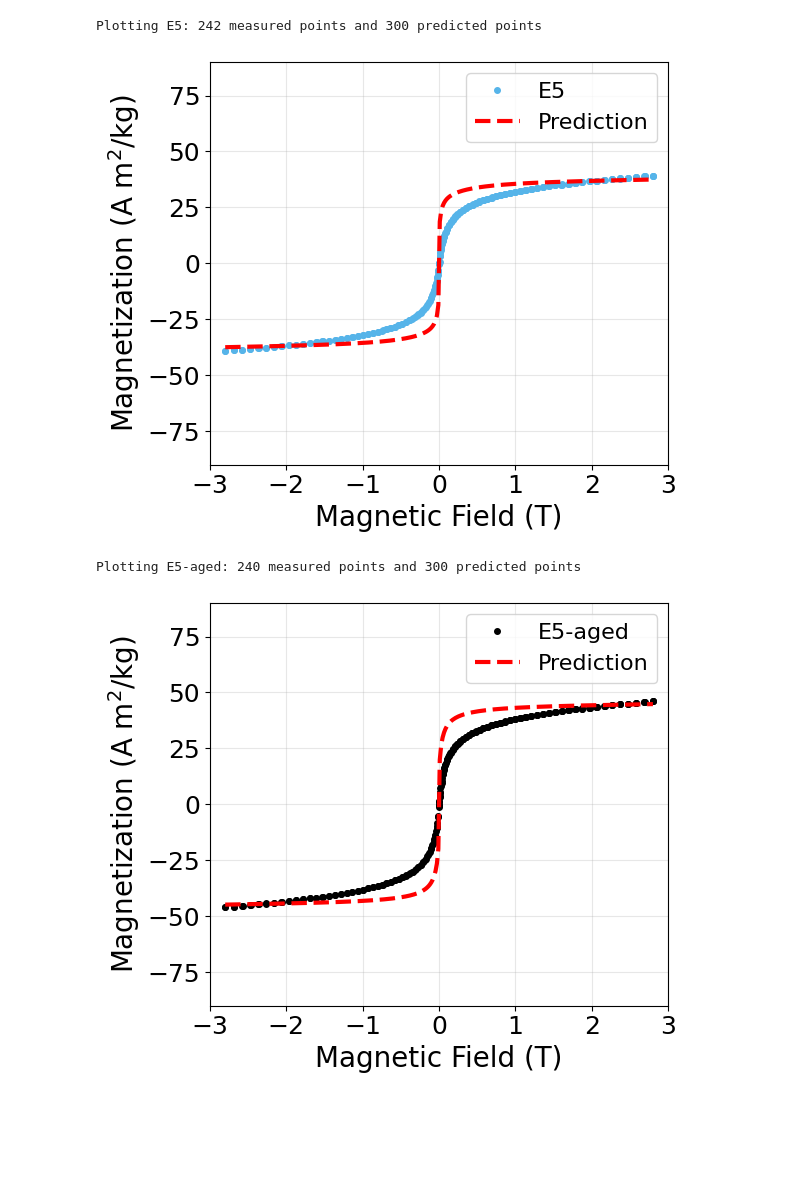
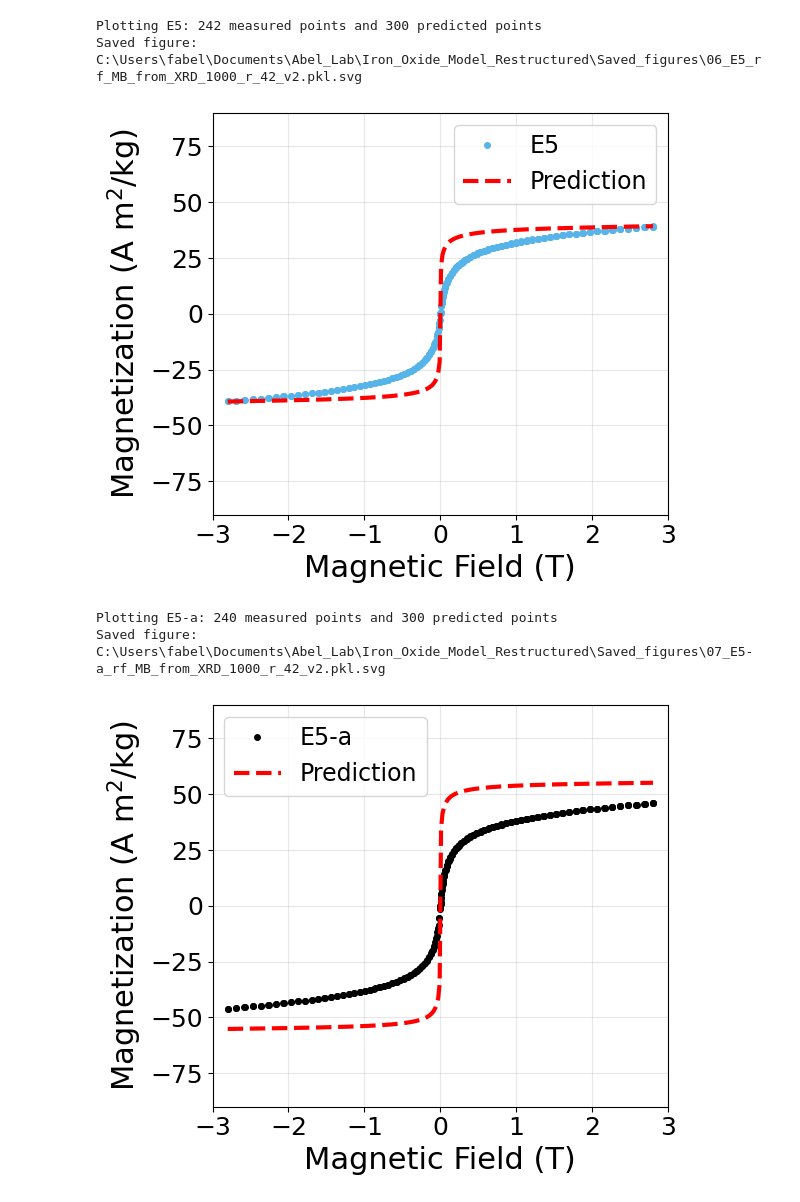
Before and after one commit to Fabel88/XRD-to-magnetization_iron_oxides, a Jupyter notebook: Notebooks/Fe3O4_FeO_XRD-Magnetization_RF_GB_Model_Inference_Plots.ipynb, the cells around one changed output. Drawn from its saved outputs; the diff is of its cells as text; code cells hidden in the pictures; blank space fills up the shorter version.

```diff
--- a/Notebooks/Fe3O4_FeO_XRD-Magnetization_RF_GB_Model_Inference_Plots.ipynb
+++ b/Notebooks/Fe3O4_FeO_XRD-Magnetization_RF_GB_Model_Inference_Plots.ipynb
@@ -1175,7 +1273,7 @@ MODEL_OUTPUT_DIR = Path(
 
 MODEL_OUTPUT_DIR.mkdir(parents=True, exist_ok=True)
 
-MODEL_FILE = MODEL_FILE = "rf_MB_from_XRD_1000_r_42_v2.pkl"
+MODEL_FILE = MODEL_FILE = "rf_MB_from_XRD_1000_r_42_v1.pkl"
 DATA_FILE = "fe3o4_feo_dataset_N_1000_r_42.npz"
 
 data_path = DATA_DIR / DATA_FILE
@@ -1280,7 +1378,7 @@ print(
 )
 
 # Plot example holdout curves (you choose indices into Y_test)
-FONTS = dict(ax=18, tick=16, legend=16, title=18)
+FONTS = dict(ax=20, tick=18, legend=16, title=20)
 
 # Select holdout plots
 example_idx = np.array([33, 3, 66, 117], dtype=int)
@@ -1292,7 +1390,7 @@ for k, i in enumerate(example_idx, 1):
     plt.xlabel("Magnetic Field (T)", fontsize=FONTS["ax"])
     plt.xlim(-3, 3)
     plt.ylabel("Magnetization (Am$^2$/kg)", fontsize=FONTS["ax"])
-    plt.ylim(-30, 30)
+    #plt.ylim(-30, 30)
     plt.title(f"Holdout M-B data #{i}", fontsize=FONTS["title"])
     plt.grid(alpha=0.3)
     plt.legend(fontsize=FONTS["legend"])
@@ -1335,7 +1433,9 @@ line_rmse, = ax_right.plot(B_field, RMSE_perB, '-.^', c="r", lw=2, ms=5, label="
 ax_right.set_ylabel("Error (Am$^2$/kg)", fontsize=FONTS["ax"])
 ax_right.tick_params(axis='y', labelsize=FONTS["tick"])
 
-plt.title(f"Per Magnetic Field Metrics, Random Forest Model: N={N}", fontsize=FONTS["title"])
+#plt.title(f"Per Magnetic Field Metrics, RF Model: max_features = sqrt, N={N}", fontsize=FONTS["title"])
+plt.title(f"Per Magnetic Field Metrics, RF Model: max_features = 0.3, N={N}", fontsize=FONTS["title"])
+
 
 lines  = [line_r2, line_mae, line_rmse]
 labels = [l.get_label() for l in lines]
@@ -2527,6 +2956,6 @@ plt.show()
 # %%
 # Random Forest: XRD to full M-B curve model, inference of experimental data
-# updated directors and code review
+# updated directories and code review
 import numpy as np
 import pandas as pd
 import matplotlib.pyplot as plt
@@ -2541,19 +2970,25 @@ OUT_DIR = Path(r"C:\Users\fabel\Documents\Abel_Lab\Iron_Oxide_Model_Restructured
 MODEL_DIR = Path(r"C:\Users\fabel\Documents\Abel_Lab\Iron_Oxide_Model_Restructured\Trained_models")
 DATA_DIR = Path(r"C:\Users\fabel\Documents\Abel_Lab\Iron_Oxide_Model_Restructured\Simulated_datasets")
 
+OUT_DIR_FIGS = Path(r"C:\Users\fabel\Documents\Abel_Lab\Iron_Oxide_Model_Restructured\Saved_figures")
+
+
 # Create the output directory if it does not exist
 OUT_DIR.mkdir(parents=True, exist_ok=True)
+OUT_DIR_FIGS.mkdir(parents=True, exist_ok=True)
 
 # File lists 1:1 correspondance, XRD files and magnetization measurements
+
+
 XRD_FILES = [
     r"E1_XRD_20520_bg_sub.csv",
     r"E2_XRD_20520_bg_sub.csv",
     #r"E3_XRD_20520_bg_sub.csv",
     r"E3-aged_XRD_20520_bg_sub.csv",
-    r"E4_XRD_bg_sub.csv",
-    #r"E4_XRD_bg_sub_raw_2theta_shift_p0p202deg.csv", #Bruker Processed
+    r"E4_XRD_20520_bg_sub.csv",
+    #r"E4_XRD_20520_bg_sub_raw_2theta_shift_p0p193625deg.csv", #Bruker Processed
     r"E4-aged_XRD_20520_bg_sub.csv",
-    r"E5_XRD_bg_sub.csv",
+    r"E5_XRD_20520_bg_sub.csv",
     r"E5-aged_XRD_20520_bg_sub.csv",
 ]
 MH_FILES = [
@@ -2576,18 +3011,18 @@ MASSES_G = [
     0.0033,
     0.0050,
     0.0011,
-    #0.025, # E5_S2 round, what was used orignally
     0.0253, # E5_S2, used in plots, updated in paper
 ]
+
 
 SAMPLE_LABELS = [
     "E1",
     "E2",
-    "E3-aged",
+    "E3-a",
     "E4",
-    "E4-aged",
+    "E4-a",
     "E5",
-    "E5-aged",
+    "E5-a",
 ]
 
 COLORS_MH = [
@@ -2603,7 +3038,7 @@ COLORS_MH = [
 
 # Multi-output model, metadata, and fallback training dataset
 
-MODEL_MH_FILE   = Path(r"rf_MB_from_XRD_1000_r_42_v1.pkl")
+MODEL_MH_FILE   = Path(r"rf_MB_from_XRD_1000_r_42_v2.pkl") # two models used v1 and v2 corresponding to 0.3 and sqrt max_features
 
 MODEL_MH_PKL = MODEL_DIR / MODEL_MH_FILE
 MODEL_META_NPZ = MODEL_MH_PKL.with_suffix(".meta.npz")
@@ -2622,7 +3057,7 @@ MH_COL_FIELD = 3   # column D (Oe)
 MH_COL_MOM   = 4   # column E (emu)
 
 # Plot style
-FONTS = dict(ax=20, tick=18, legend=16, title=18)
+FONTS = dict(ax=22, tick=18, legend=17, title=18)
 
 # Processing functions
 def load_grids(meta_npz: Path, fallback_npz: Path):
@@ -2889,7 +3324,7 @@ def main():
         ax.plot(
             B_field,
             M_pred,
-            color="red",
+            color="r",
             linestyle="--",
             linewidth=3,
             label="Prediction",
@@ -2911,6 +3346,25 @@ def main():
         ax.tick_params(labelsize=FONTS["tick"])
 
         fig.tight_layout()
+                # Create a filesystem-safe, unique filename
+        safe_label = "".join(
+            char if char.isalnum() or char in "-_" else "_"
+            for char in label_true
+        ).strip("_")
+
+        figure_path = (
+            OUT_DIR_FIGS
+            / f"{i + 1:02d}_{safe_label}_{MODEL_MH_FILE}.svg"
+        )
+
+        fig.savefig(
+            figure_path,
+            #dpi=600,
+            bbox_inches="tight",
+            facecolor="white",
+        )
+
+        print(f"Saved figure: {figure_path}")
         plt.show()
         plt.close(fig)
 
@@ -2930,7 +3389,9 @@ Plotting E4-aged: 241 measured points and 300 predicted points
 Plotting E5: 242 measured points and 300 predicted points
+Saved figure: C:\Users\fabel\Documents\Abel_Lab\Iron_Oxide_Model_Restructured\Saved_figures\06_E5_rf_MB_from_XRD_1000_r_42_v2.pkl.svg
-[figure, old version]
+[figure, new version]
-Plotting E5-aged: 240 measured points and 300 predicted points
+Plotting E5-a: 240 measured points and 300 predicted points
+Saved figure: C:\Users\fabel\Documents\Abel_Lab\Iron_Oxide_Model_Restructured\Saved_figures\07_E5-a_rf_MB_from_XRD_1000_r_42_v2.pkl.svg
-[figure, old version]
+[figure, new version]
 # %%
 # Plot time-series, this is just a plotting script, the single XRD inference script was just run on the experimental samples and the results were saved in a .csv file
 import numpy as np
```
Also changed, not shown: parts of 22 cells of this notebook, 6 other files.
